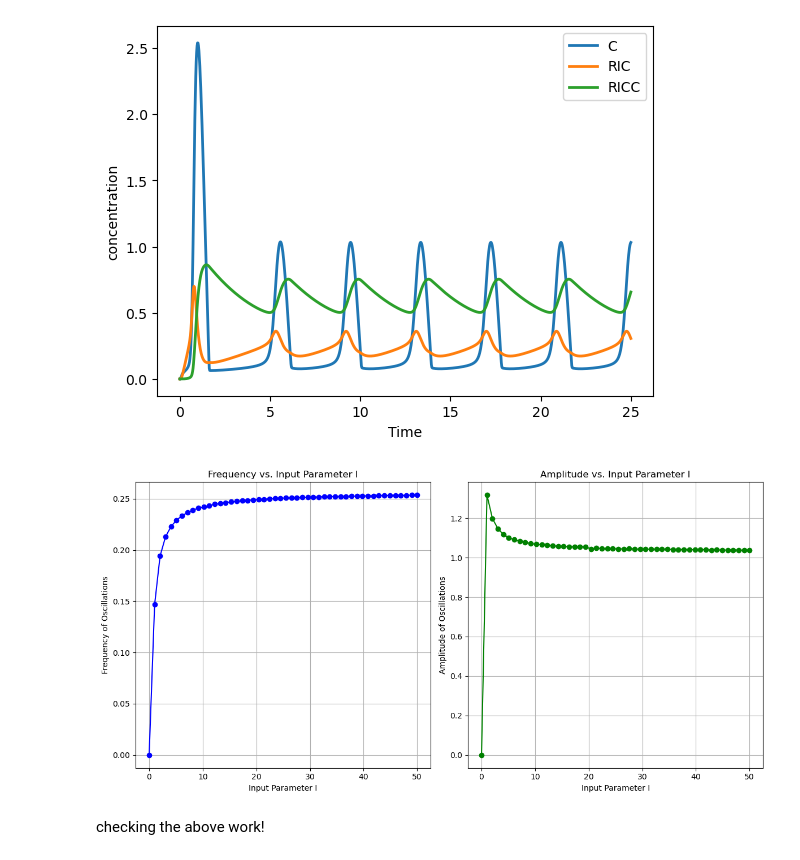
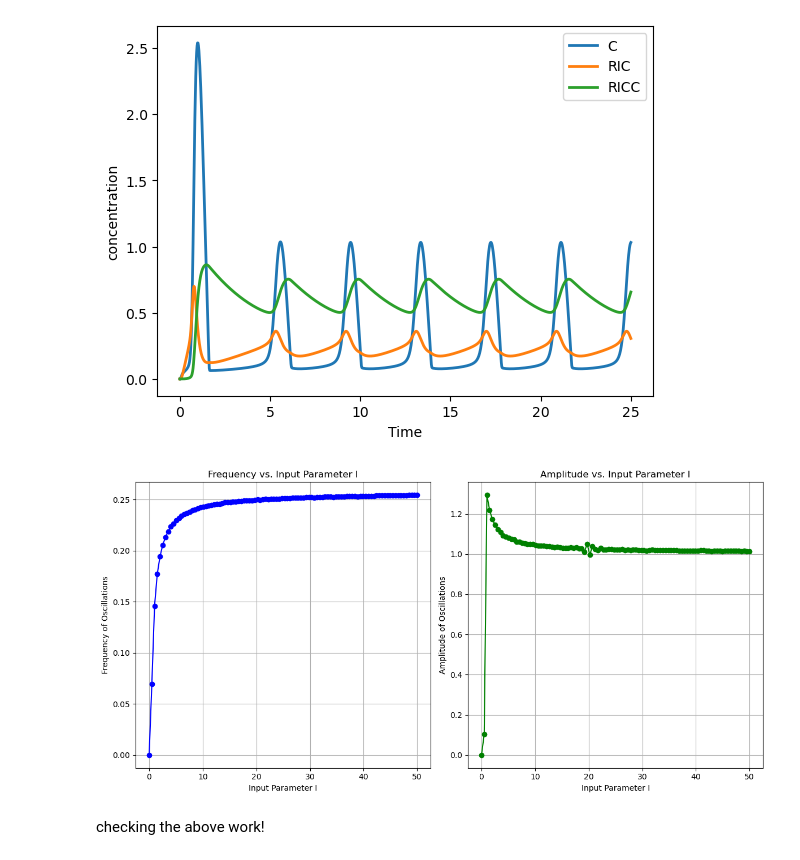
Before and after one commit to maxwellyue1/AMATH-882, a Jupyter notebook: A2/Frequency_encoding.ipynb, the cells around one changed output. Drawn from its saved outputs; the diff is of its cells as text; code cells hidden in the pictures.

```diff
--- a/A2/Frequency_encoding.ipynb
+++ b/A2/Frequency_encoding.ipynb
@@ -209,11 +207,15 @@ def analyze_oscillations(I_values):
         S = odeint(dSdt, Sinit, times, args=(I,))
 
         # Extract the calcium concentration (C)
-        C_values = S[:, 0]
+        # C_values = S[:, 0]
+        C_values = S[500:, 0]
 
         # Find peaks to measure oscillation frequency and amplitude
         peaks, _ = find_peaks(C_values, height=0.1)  # Adjust height threshold if needed
-        peak_times = times[peaks]
+
+        # peak_times = times[peaks]
+        # peak_values = C_values[peaks]
+        peak_times = times[peaks+500]
         peak_values = C_values[peaks]
 
         # Calculate frequency (peaks per unit time)
@@ -230,35 +232,35 @@ def analyze_oscillations(I_values):
 
     return frequencies, amplitudes
 
 # Define the range of I values to explore
-I_values = np.linspace(0, 50, 50)
+I_values = np.linspace(0, 50, 100)
 
 # Analyze the oscillations for different I values
 frequencies, amplitudes = analyze_oscillations(I_values)
 
 # Plot the results
 plt.figure(figsize=(12, 6))
 
 # Frequency plot
 plt.subplot(1, 2, 1)
 plt.plot(I_values, frequencies, 'o-', color='blue')
 plt.xlabel('Input Parameter I')
 plt.ylabel('Frequency of Oscillations')
 plt.title('Frequency vs. Input Parameter I')
 plt.grid(True)
 
 # Amplitude plot
 plt.subplot(1, 2, 2)
 plt.plot(I_values, amplitudes, 'o-', color='green')
 plt.xlabel('Input Parameter I')
 plt.ylabel('Amplitude of Oscillations')
 plt.title('Amplitude vs. Input Parameter I')
 plt.grid(True)
 
 plt.tight_layout()
 plt.show()
 # %% [output]
-[figure, old version]
+[figure, new version]
 # %% [markdown]
 checking the above work!
 # %%
```
Also changed, not shown: parts of 12 cells of this notebook, 3 other files.
